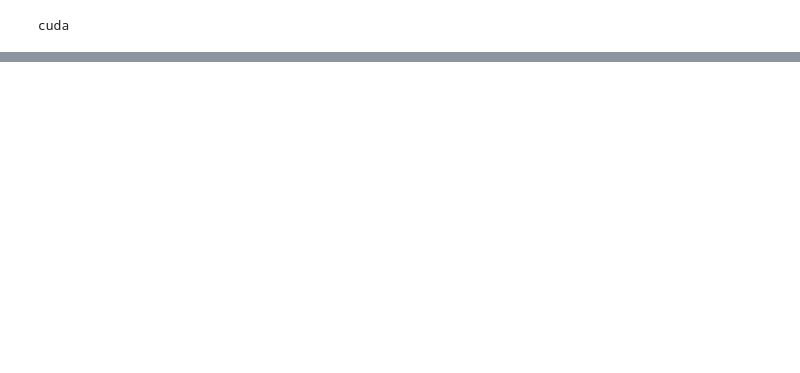
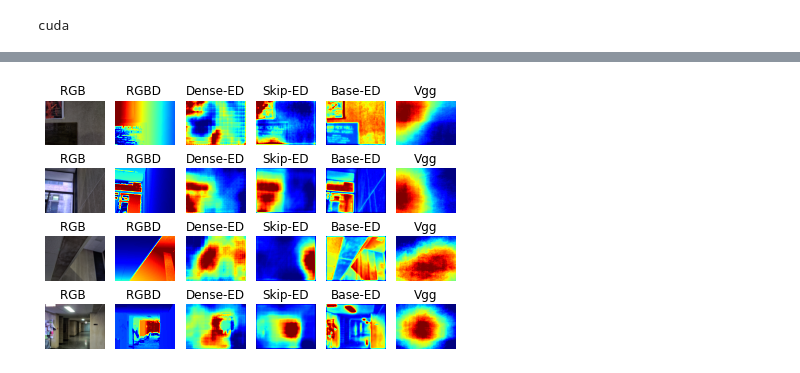
Before and after one commit to GiulianoDiGiuseppe/Diode, a Jupyter notebook: FinalCode/Detect.ipynb, the cells around one changed output, grey strips where cells are left out. Cells and saved outputs as stored; diff of their text form; code cells hidden in the pictures; blank space fills up the shorter version.

```diff
--- a/FinalCode/Detect.ipynb
+++ b/FinalCode/Detect.ipynb
@@ -149,0 +104,8 @@ print_dataset_pred3(dict_model,test_loader, rows=3, offset=0, save_path='',name=
+# %%
+#val_set = CustomDataset(csv_val_path, perc_dataset=percentuale, transform=rgb_transformations_base(size,device), target_transform=depth_map_transformations_no_clip(size,device))
+test_set = CustomDataset(csv_test_path, perc_dataset=percentuale, transform=rgb_transformations_base(size,device), target_transform=depth_map_transformations_no_clip(size,device))
+test_loader = torch.utils.data.DataLoader(test_set, batch_size=batch_size, shuffle=False)
+
+print_comparison(dict_model, test_loader, rows=4, offset=0, save_path='',name='')
+# %% [output]
+[figure, added]
```
Also changed, not shown: parts of 4 cells of this notebook, 28 other files.
